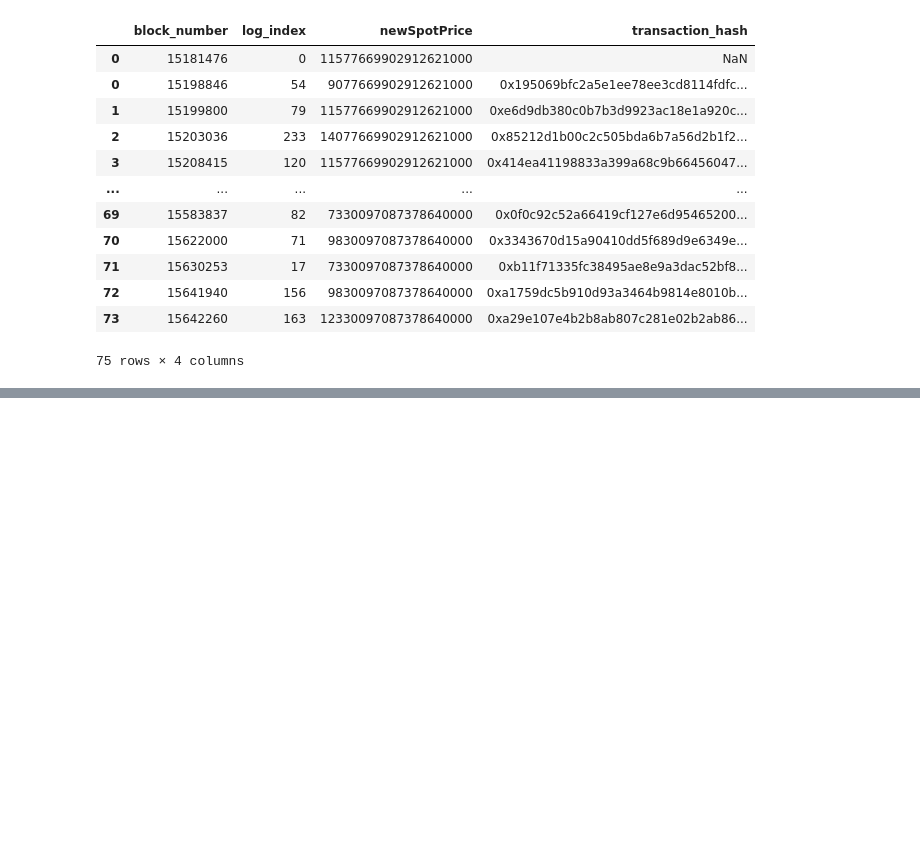
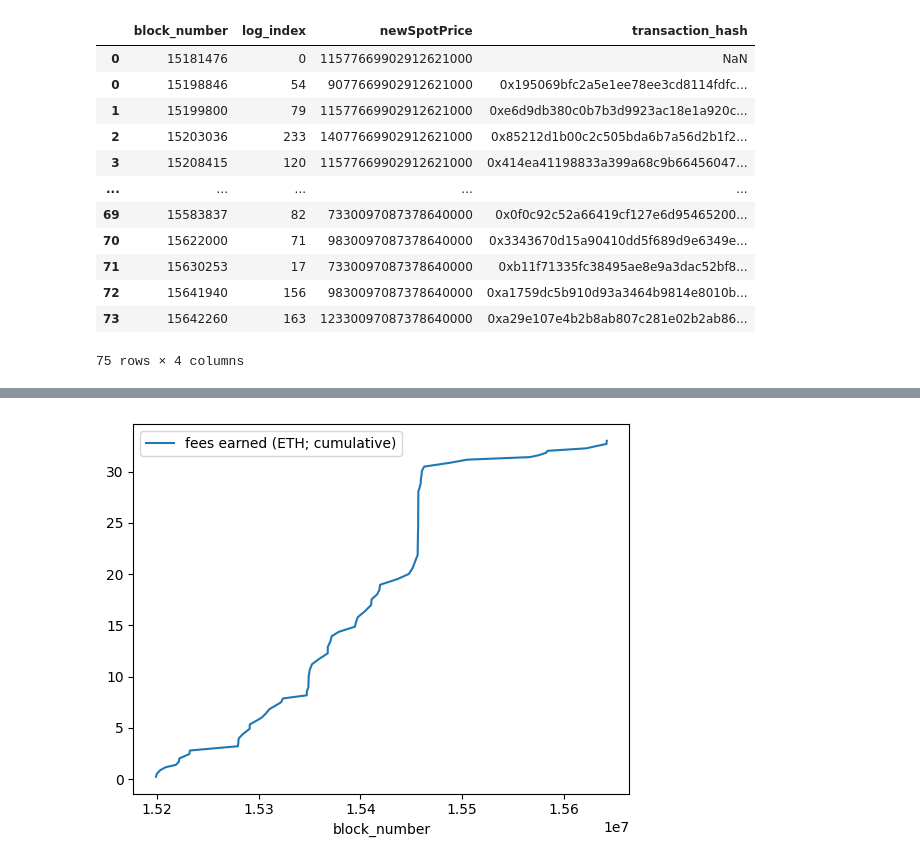
Before and after one commit to fmrmf/sudo-ape, a Jupyter notebook: notebook/sudo-pool.ipynb, the cells around one changed output, grey strips where cells are left out. Saved outputs shown, nothing was run; the diff lists cells and outputs as text; code cells hidden in the pictures; blank space fills up the shorter version.

```diff
--- a/notebook/sudo-pool.ipynb
+++ b/notebook/sudo-pool.ipynb
@@ -456,0 +360,9 @@ ax.get_figure().savefig('notebook/assets/avg_prices.png')
+# %%
+# build up volume df
+qv = qp.copy()
+qv_not_initial = qv[(qv['is_initial'] == False) & (~qv['transaction_hash'].isnull())]
+qv_not_initial = qv_not_initial.drop(columns=['log_index'])
+qv_not_initial = qv_not_initial.rename(columns={'newSpotPrice': 'volume'})
+# %%
+# group volume by tx hash
+qv = qv_not_initial.groupby(['transaction_hash']).aggregate({'block_number': 'first', 'transaction_hash': 'first', 'is_buy': 'first', 'volume': 'sum'}).sort_values(by=['block_number'])
@@ -456,0 +464,9 @@ ax.get_figure().savefig('notebook/assets/avg_prices.png')
+# %%
+# calc trading fees over time. Easiest to charge on volume to determine
+query_swaps['volume'] = query_swaps['volume_buy'] + query_swaps['volume_sell']
+query_swaps['fees'] = query_swaps['volume'] * fee
+query_swaps['cum_fees'] = query_swaps['fees'].cumsum()
+# %%
+# calc scaling factor and spread earned
+query_swaps['scaling_factor'] = np.minimum(query_swaps['cum_count_buy'], query_swaps['cum_count_sell'])
+query_swaps['spread'] = query_swaps['scaling_factor'] * (query_swaps['avg_sell_price'] - query_swaps['avg_buy_price'])
@@ -456,0 +489,5 @@ ax.get_figure().savefig('notebook/assets/avg_prices.png')
+# %%
+ax = query_swaps.plot(x='block_number', y='cum_fees', label='fees earned (ETH; cumulative)')
+ax.get_figure().savefig('notebook/assets/cum_fees.png')
+# %% [output]
+[figure, added]
```
Also changed, not shown: parts of 45 cells of this notebook, 6 other files.
